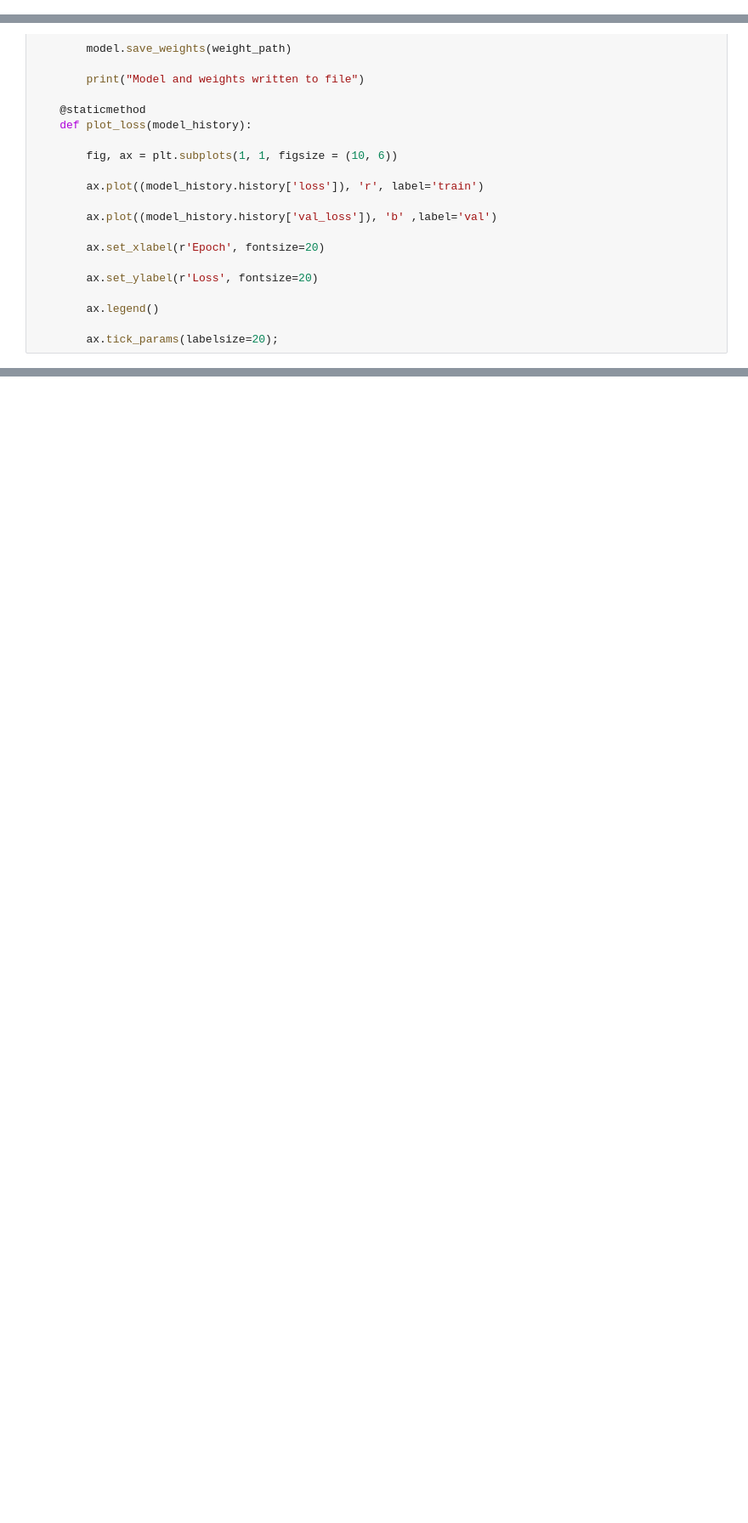
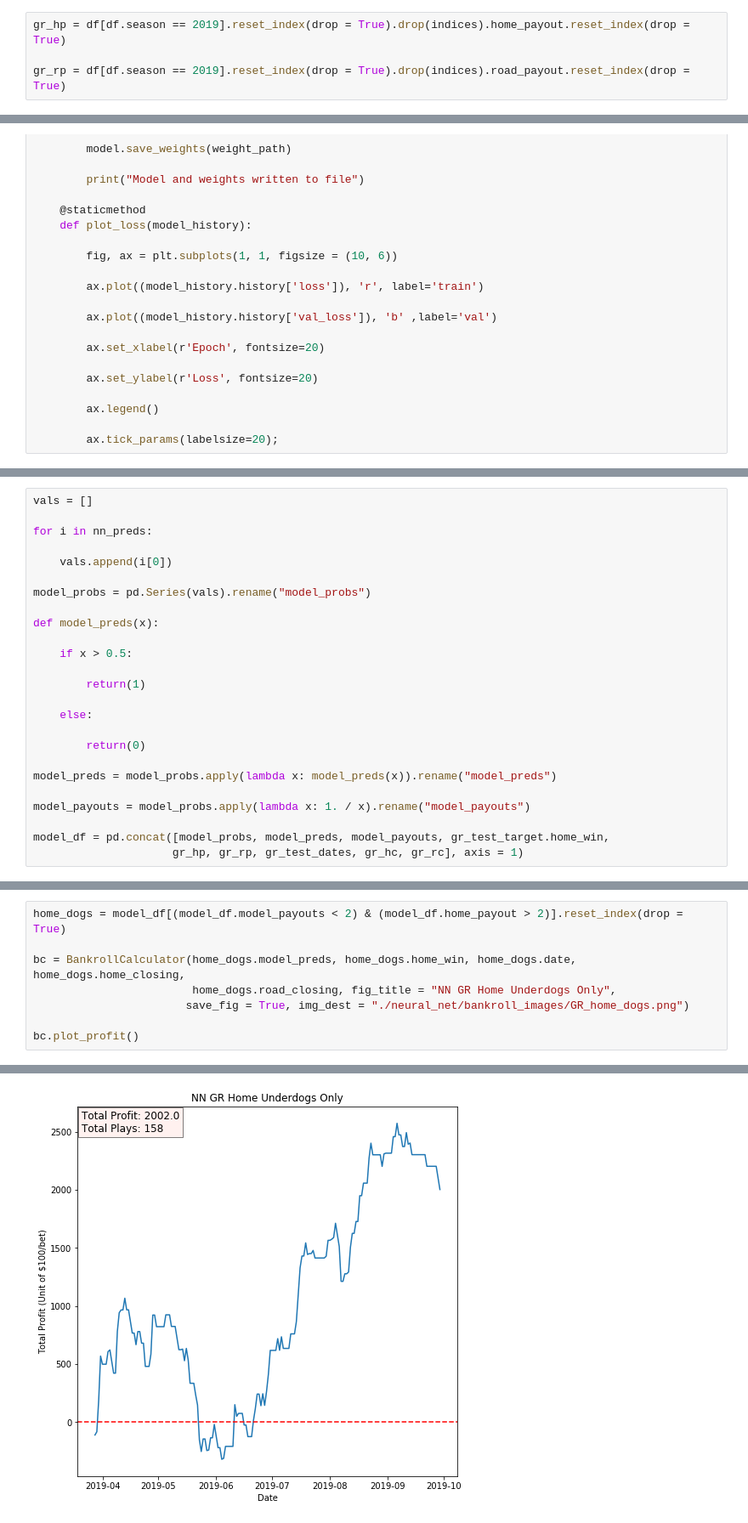
Before and after one commit to asoane34/retrosheet_analysis, a Jupyter notebook: GAUSSRANK_FEEDFORWARD_NN.ipynb, the cells around one changed output, grey strips where cells are left out. Shown at 85% size. Cells and saved outputs as stored; diff of their text form; blank space fills up the shorter version.

```diff
--- a/GAUSSRANK_FEEDFORWARD_NN.ipynb
+++ b/GAUSSRANK_FEEDFORWARD_NN.ipynb
@@ -304,3 +250,7 @@ HIGH CONTRIBUTION TO VIF- MULTICOLLINEAR FEATURES
+# %%
+gr_hp = df[df.season == 2019].reset_index(drop = True).drop(indices).home_payout.reset_index(drop = True)
+
+gr_rp = df[df.season == 2019].reset_index(drop = True).drop(indices).road_payout.reset_index(drop = True)
 # %% [markdown]
 #### LOT GOING ON HERE... NEED TO INVESTIGATE SOME STUFF.... LOOK INTO PITCHING STATS?
 # %% [markdown]
@@ -733,0 +689,25 @@ bc.plot_profit()
+# %%
+vals = []
+
+for i in nn_preds:
+
+    vals.append(i[0])
+
+model_probs = pd.Series(vals).rename("model_probs")
+
+def model_preds(x):
+
+    if x > 0.5:
+
+        return(1)
+
+    else:
+
+        return(0)
+
+model_preds = model_probs.apply(lambda x: model_preds(x)).rename("model_preds")
+
+model_payouts = model_probs.apply(lambda x: 1. / x).rename("model_payouts")
+
+model_df = pd.concat([model_probs, model_preds, model_payouts, gr_test_target.home_win,
+                     gr_hp, gr_rp, gr_test_dates, gr_hc, gr_rc], axis = 1)
@@ -733,0 +723,9 @@ bc.plot_profit()
+# %%
+home_dogs = model_df[(model_df.model_payouts < 2) & (model_df.home_payout > 2)].reset_index(drop = True)
+
+bc = BankrollCalculator(home_dogs.model_preds, home_dogs.home_win, home_dogs.date, home_dogs.home_closing,
+                        home_dogs.road_closing, fig_title = "NN GR Home Underdogs Only",
+                       save_fig = True, img_dest = "./neural_net/bankroll_images/GR_home_dogs.png")
+
+bc.plot_profit()
+# %% [output]
@@ -733,0 +733 @@ bc.plot_profit()
+[figure, added]
```
Also changed, not shown: parts of 20 cells of this notebook, 2 other files.
